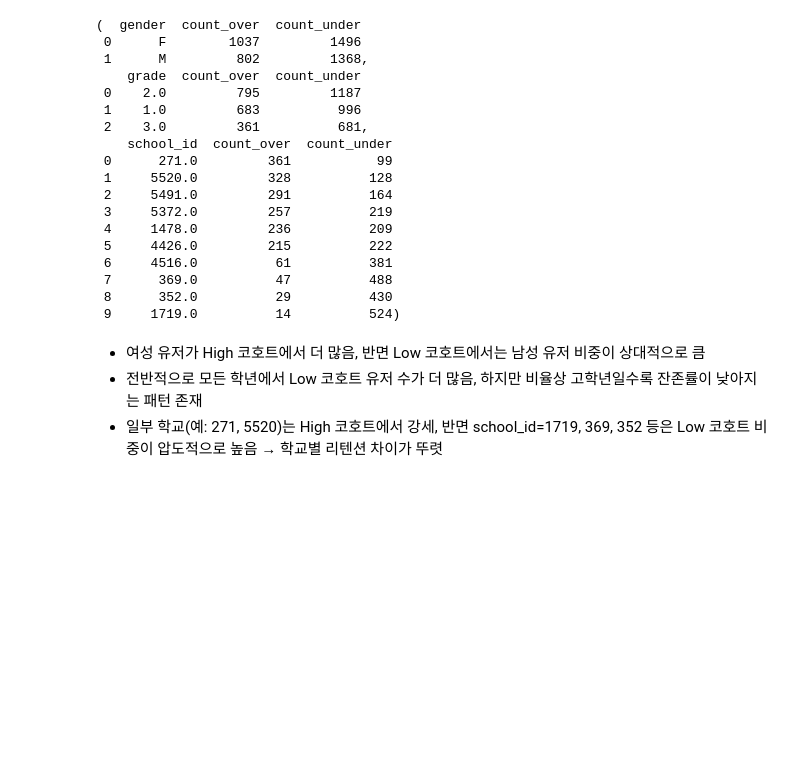
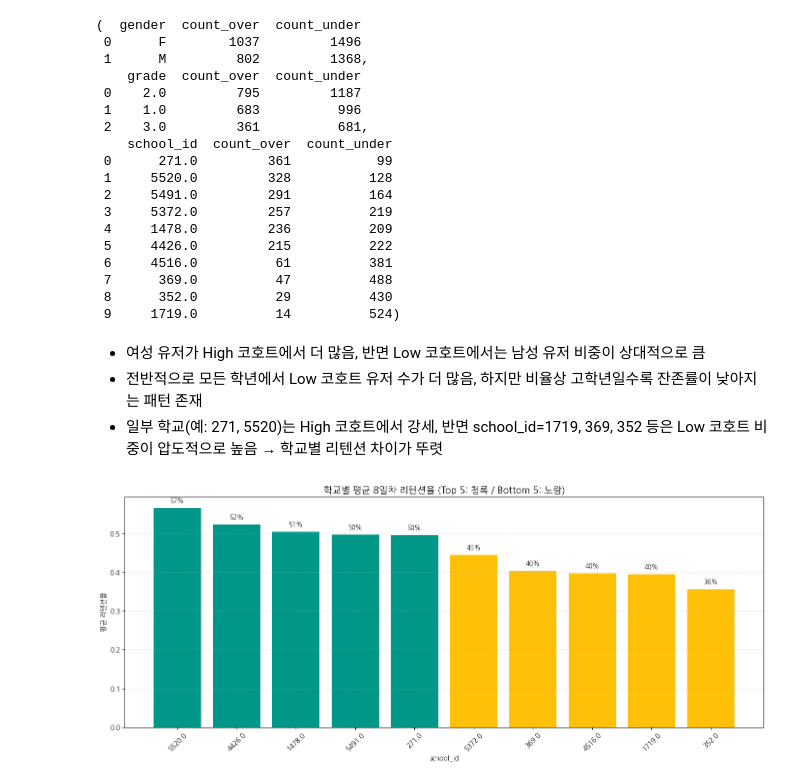
Before and after one commit to saeraniren/advanced_project, a Jupyter notebook: 최종 마스터 테이블.ipynb, the cells around one changed output. Saved outputs shown, nothing was run; the diff lists cells and outputs as text; code cells hidden in the pictures; blank space fills up the shorter version.

```diff
--- a/최종 마스터 테이블.ipynb
+++ b/최종 마스터 테이블.ipynb
@@ -1437,3 +1437,54 @@ gender_compare, grade_compare, school_compare.head(10)
 - 여성 유저가 High 코호트에서 더 많음, 반면 Low 코호트에서는 남성 유저 비중이 상대적으로 큼
 - 전반적으로 모든 학년에서 Low 코호트 유저 수가 더 많음, 하지만 비율상 고학년일수록 잔존률이 낮아지는 패턴 존재
 - 일부 학교(예: 271, 5520)는 High 코호트에서 강세, 반면 school_id=1719, 369, 352 등은 Low 코호트 비중이 압도적으로 높음 → 학교별 리텐션 차이가 뚜렷
+# %%
+import matplotlib.pyplot as plt
+
+# 1) 평균 리텐션율 계산
+school_ret = (
+    user_stats.groupby("school_id")["retention_day8"]
+    .mean()
+    .reset_index()
+    .sort_values("retention_day8", ascending=False)
+)
+
+# 2) 색상 지정
+school_ret_sorted = school_ret.reset_index(drop=True)
+colors = []
+for i in range(len(school_ret_sorted)):
+    if i < 5:
+        colors.append("#009688")  # 상위
+    elif i >= len(school_ret_sorted) - 5:
+        colors.append("#ffc107")  # 하위
+    else:
+        colors.append("lightgray")
+
+# 3) 시각화
+plt.figure(figsize=(14, 6))
+bars = plt.bar(
+    school_ret_sorted["school_id"].astype(str),
+    school_ret_sorted["retention_day8"],
+    color=colors
+)
+
+# 4) 값 표시 (% 단위로 표시)
+for bar in bars:
+    height = bar.get_height()
+    plt.text(
+        bar.get_x() + bar.get_width() / 2,
+        height + 0.01,  # 막대 위 여백
+        f"{height:.0%}",
+        ha='center',
+        va='bottom',
+        fontsize=9
+    )
+
+plt.title("학교별 평균 8일차 리텐션율 (Top 5: 청록 / Bottom 5: 노랑)", fontsize=14)
+plt.xlabel("school_id")
+plt.ylabel("평균 리텐션율")
+plt.xticks(rotation=45)
+plt.grid(axis='y', linestyle='--', alpha=0.4)
+plt.tight_layout()
+plt.show()
+# %% [output]
+[figure, added]
```
Also changed, not shown: parts of 4 cells of this notebook, 2 other files.
